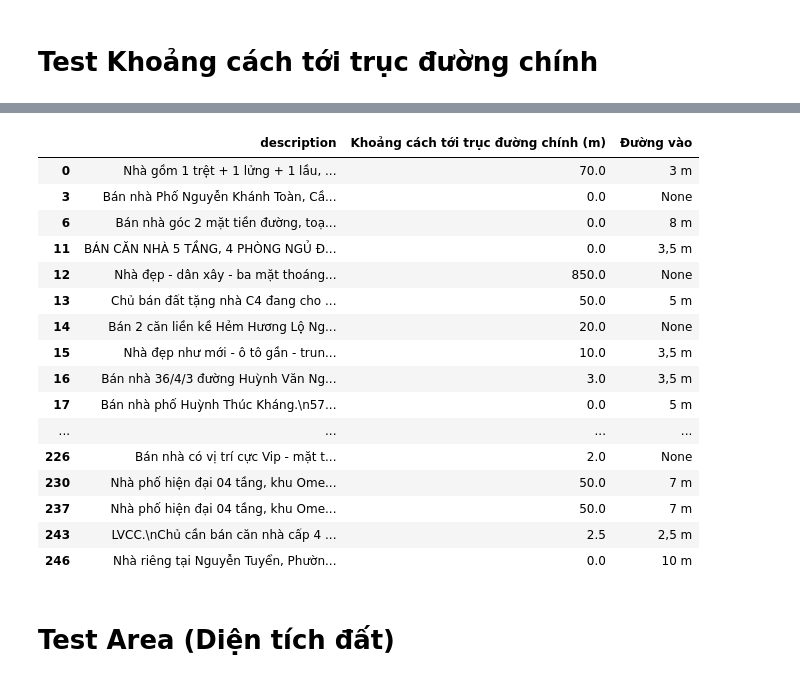
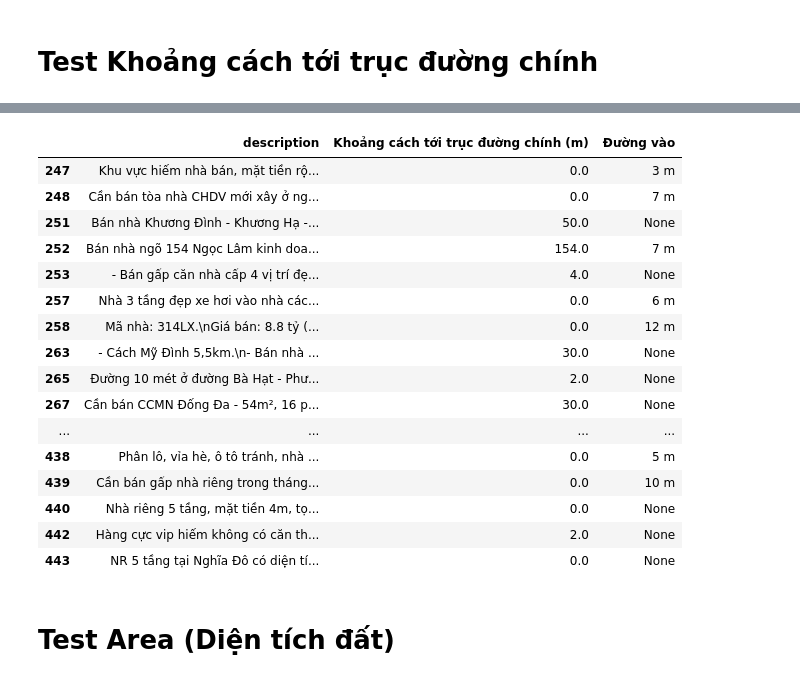
Before and after one commit to PhamMaiLinh-2403/estates-scraping-bds, a Jupyter notebook: test.ipynb, the cells around one changed output, grey strips where cells are left out. Cells and saved outputs as stored; diff of their text form; code cells hidden in the pictures.

```diff
--- a/test.ipynb
+++ b/test.ipynb
@@ -564,0 +565,42 @@ np.int64(9878)
+# %%
+import re
+
+def extract_main_road_distance(des):
+    if pd.notna(des):
+        cach = re.findall(r'(cách\s*(?:\S+\s+){0,3}\d+(?:[.,]\d+)*m)', des.lower())
+        ra = re.findall(r'(\d+(?:[.,]\d+)*m ra (?:\S+\s+){0,3})', des.lower())
+        final = []
+        if len(cach) > 0:
+            final += cach
+        if len(ra) > 0:
+            final += ra
+        if len(final) > 0:
+            return str(final)
+        if 'mặt phố' in des.lower() or 'mặt đường' in des.lower():
+            return 'Mặt đường'
+        return None
+    return None
+
+def new_extract_main_road_distance(des):
+    if pd.notna(des):
+        cach = re.findall(r'(cách\s*(?:\S+\s+){0,2}(?:đường|phố|mp|nhà|mặt tiền)\s*(?:[\w/]+\s*){0,10}\d+(?:[.,]\d+)*m)', des.lower())
+        ra = re.findall(r'(\d+(?:[.,]\d+)*m ra (?!.*\b(?:trường|chợ|siêu thị)\b)[^.,\n]{0,20})', des.lower())
+        final = []
+        if len(cach) > 0:
+            final += cach
+        if len(ra) > 0:
+            final += ra
+        if len(final) > 0:
+            return str(final)
+        if 'mặt phố' in des.lower() or 'mặt đường' in des.lower():
+            return 'Mặt đường'
+        return None
+    return None
+
+df['main_road_distance'] = df['description'].apply(extract_main_road_distance)
+df['new_main_road_distance'] = df['description'].apply(new_extract_main_road_distance)
+# %%
+pd.set_option('display.max_rows', None)
+pd.set_option('display.max_colwidth', None)
+
+df[(~df['main_road_distance'].isna()) & (df['main_road_distance'] != 'Mặt đường')][['description', 'new_main_road_distance', 'main_road_distance']].iloc[:100]
@@ -664,26 +842,26 @@ Unknown:
 # %%
 pd.set_option('display.max_rows', None)
 pd.set_option('display.max_colwidth', None)
 
-df[~df['Khoảng cách tới trục đường chính (m)'].isna()][['description', 'Khoảng cách tới trục đường chính (m)', 'Đường vào']].iloc[:100]
+df[~df['Khoảng cách tới trục đường chính (m)'].isna()][['description', 'Khoảng cách tới trục đường chính (m)', 'Đường vào']].iloc[100:200]
 # %% [output]
 |  | description | Khoảng cách tới trục đường chính (m) | Đường vào |
-| 0 | Nhà gồm 1 trệt + 1 lửng + 1 lầu, ... | 70.0 | 3 m |
-| 3 | Bán nhà Phố Nguyễn Khánh Toàn, Cầ... | 0.0 | None |
-| 6 | Bán nhà góc 2 mặt tiền đường, toạ... | 0.0 | 8 m |
-| 11 | BÁN CĂN NHÀ 5 TẦNG, 4 PHÒNG NGỦ Đ... | 0.0 | 3,5 m |
-| 12 | Nhà đẹp - dân xây - ba mặt thoáng... | 850.0 | None |
-| 13 | Chủ bán đất tặng nhà C4 đang cho ... | 50.0 | 5 m |
-| 14 | Bán 2 căn liền kề Hẻm Hương Lộ Ng... | 20.0 | None |
-| 15 | Nhà đẹp như mới - ô tô gần - trun... | 10.0 | 3,5 m |
-| 16 | Bán nhà 36/4/3 đường Huỳnh Văn Ng... | 3.0 | 3,5 m |
-| 17 | Bán nhà phố Huỳnh Thúc Kháng.\n57... | 0.0 | 5 m |
+| 247 | Khu vực hiếm nhà bán, mặt tiền rộ... | 0.0 | 3 m |
+| 248 | Cần bán tòa nhà CHDV mới xây ở ng... | 0.0 | 7 m |
+| 251 | Bán nhà Khương Đình - Khương Hạ -... | 50.0 | None |
+| 252 | Bán nhà ngõ 154 Ngọc Lâm kinh doa... | 154.0 | 7 m |
+| 253 | - Bán gấp căn nhà cấp 4 vị trí đẹ... | 4.0 | None |
+| 257 | Nhà 3 tầng đẹp xe hơi vào nhà các... | 0.0 | 6 m |
+| 258 | Mã nhà: 314LX.\nGiá bán: 8.8 tỷ (... | 0.0 | 12 m |
+| 263 | - Cách Mỹ Đình 5,5km.\n- Bán nhà ... | 30.0 | None |
+| 265 | Đường 10 mét ở đường Bà Hạt - Phư... | 2.0 | None |
+| 267 | Cần bán CCMN Đống Đa - 54m², 16 p... | 30.0 | None |
 | ... | ... | ... | ... |
-| 226 | Bán nhà có vị trí cực Vip - mặt t... | 2.0 | None |
-| 230 | Nhà phố hiện đại 04 tầng, khu Ome... | 50.0 | 7 m |
-| 237 | Nhà phố hiện đại 04 tầng, khu Ome... | 50.0 | 7 m |
-| 243 | LVCC.\nChủ cần bán căn nhà cấp 4 ... | 2.5 | 2,5 m |
-| 246 | Nhà riêng tại Nguyễn Tuyển, Phườn... | 0.0 | 10 m |
+| 438 | Phân lô, vỉa hè, ô tô tránh, nhà ... | 0.0 | 5 m |
+| 439 | Cần bán gấp nhà riêng trong tháng... | 0.0 | 10 m |
+| 440 | Nhà riêng 5 tầng, mặt tiền 4m, tọ... | 0.0 | None |
+| 442 | Hàng cực vip hiếm không có căn th... | 2.0 | None |
+| 443 | NR 5 tầng tại Nghĩa Đô có diện tí... | 0.0 | None |
 # %%
 # df.dropna(subset='Đường vào', axis=0, inplace=True)
 df['digit_road'] = df['Đường vào'].apply(lambda x: x.split()[0].replace(',', '.').strip() if x is not None else None)
```
Also changed, not shown: parts of 4 cells of this notebook.
